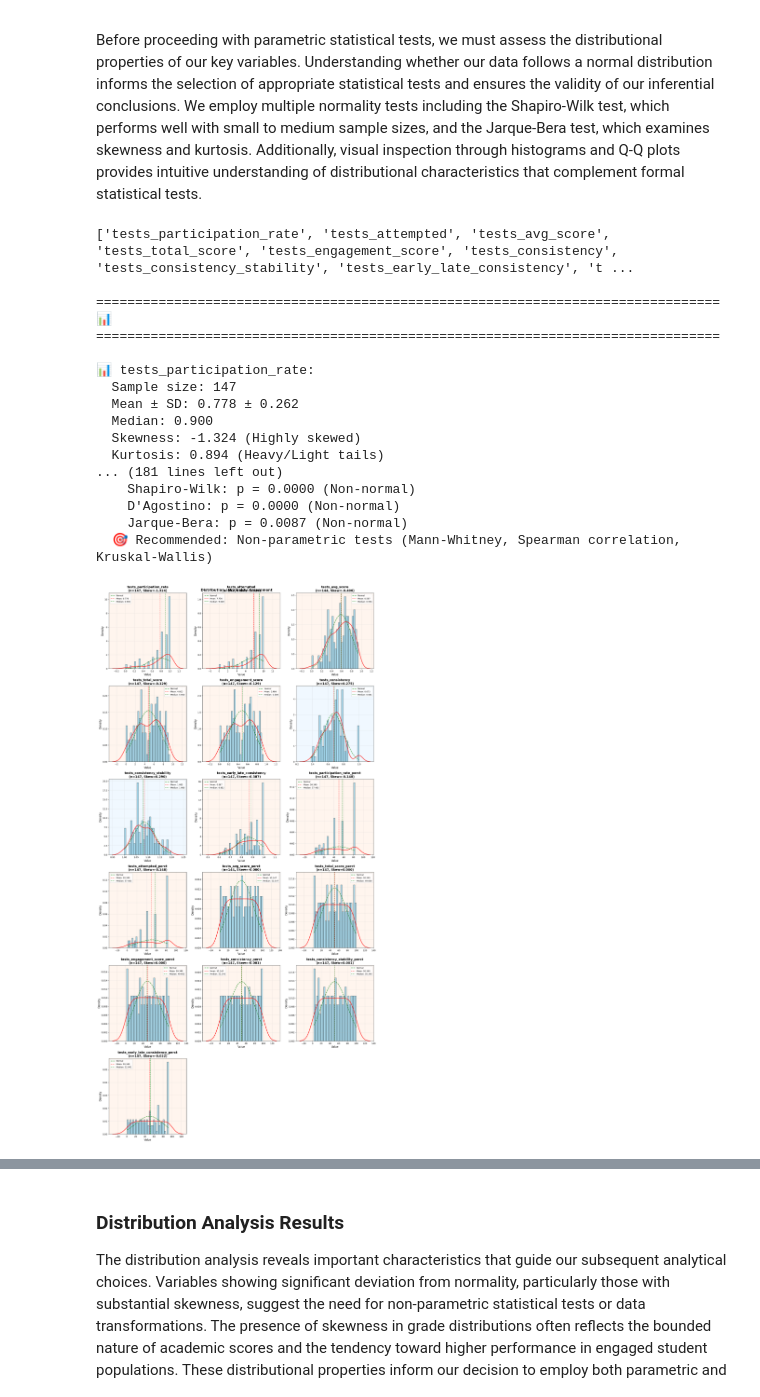
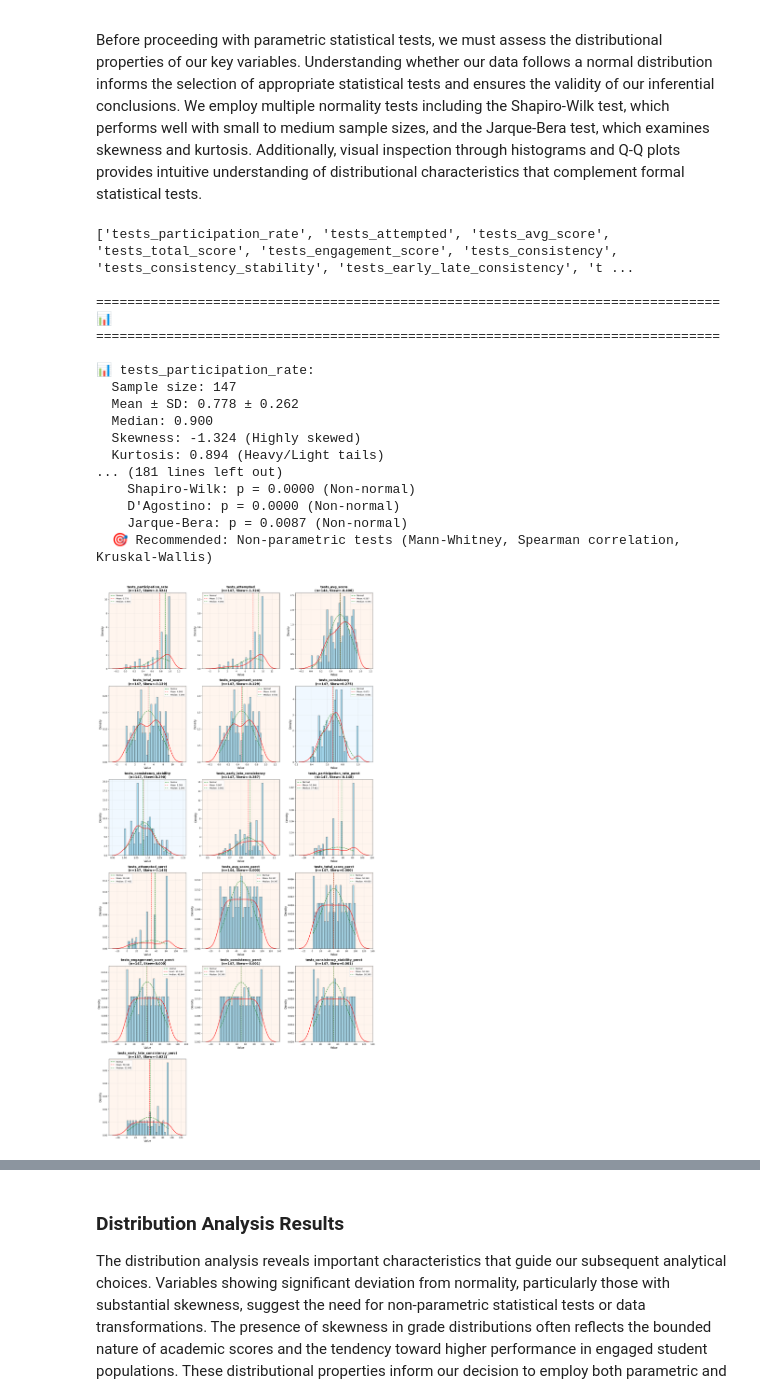
Before and after one commit to jsam/fc, a Jupyter notebook: notebooks/00_engagement_statistical_analysis.ipynb, the cells around one changed output, grey strips where cells are left out. Saved outputs shown, nothing was run; the diff lists cells and outputs as text; code cells hidden in the pictures.

```diff
--- a/notebooks/00_engagement_statistical_analysis.ipynb
+++ b/notebooks/00_engagement_statistical_analysis.ipynb
@@ -434,7 +434,7 @@ def comprehensive_distribution_analysis(data, variables, title="Distribution Ana
     for j in range(len(variables), len(axes)):
         fig.delaxes(axes[j])
 
-    plt.suptitle(f'Distribution / Normality Assessment',
+    plt.suptitle(f'',
                  fontsize=16, fontweight='bold')
     plt.tight_layout()
     plt.show()
@@ -474,34 +474,34 @@ def comprehensive_distribution_analysis(data, variables, title="Distribution Ana
             print("🎯 Recommendation: Primarily use NON-PARAMETRIC methods")
             print("  • Spearman correlations")
             print("  • Mann-Whitney U tests for group comparisons")
             print("  • Kruskal-Wallis for multiple groups")
             print("  • Robust regression techniques")
 
     return results_df
 
 print(engagement_metrics)
 # Analyze distributions of engagement metrics
 if 'engagement_metrics' in locals() and engagement_metrics:
     engagement_dist_results = comprehensive_distribution_analysis(df, engagement_metrics, "")
 # %% [output]
 ['tests_participation_rate', 'tests_attempted', 'tests_avg_score', 'tests_total_score', 'tests_engagement_score', 'tests_consistency', 'tests_consistency_stability', 'tests_early_late_consistency', 't ...
 
 ================================================================================
 📊
 ================================================================================
 
 📊 tests_participation_rate:
   Sample size: 147
   Mean ± SD: 0.778 ± 0.262
   Median: 0.900
   Skewness: -1.324 (Highly skewed)
   Kurtosis: 0.894 (Heavy/Light tails)
 ... (181 lines left out)
     Shapiro-Wilk: p = 0.0000 (Non-normal)
     D'Agostino: p = 0.0000 (Non-normal)
     Jarque-Bera: p = 0.0087 (Non-normal)
   🎯 Recommended: Non-parametric tests (Mann-Whitney, Spearman correlation, Kruskal-Wallis)
-[figure, old version]
+[figure, new version]
 📋 SUMMARY TABLE:
 ================================================================================
                           Variable   N   Mean    Std  Skewness  Is_Normal Recommended_Method
```
Also changed, not shown: parts of 1 cell of this notebook.
